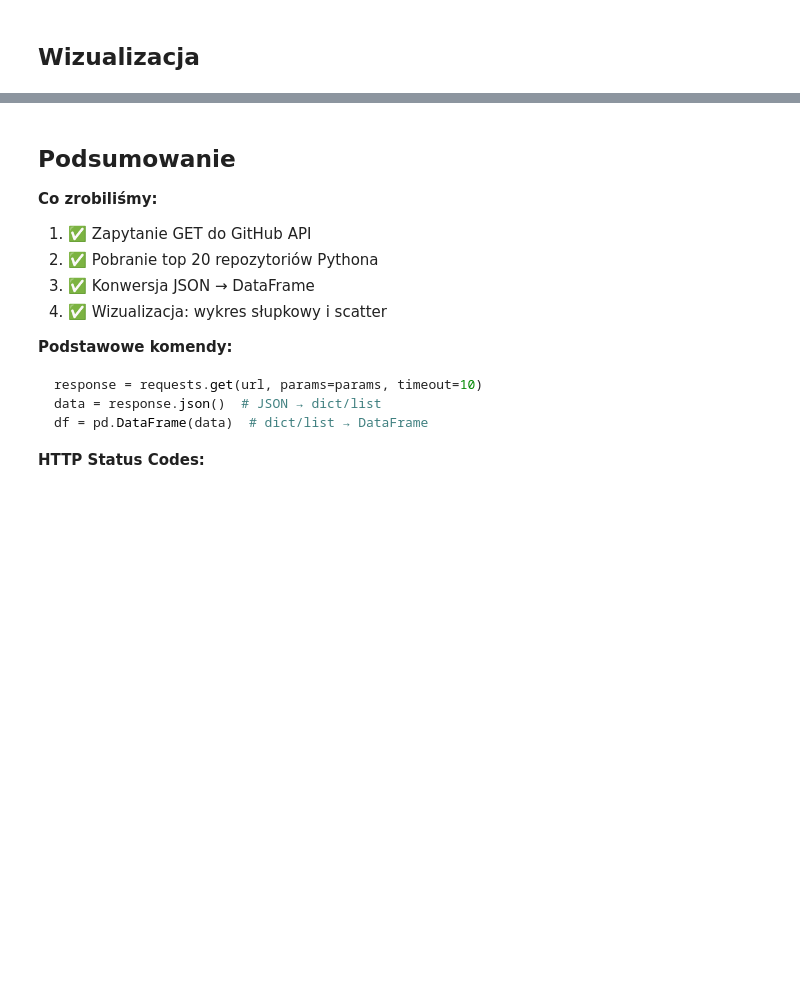
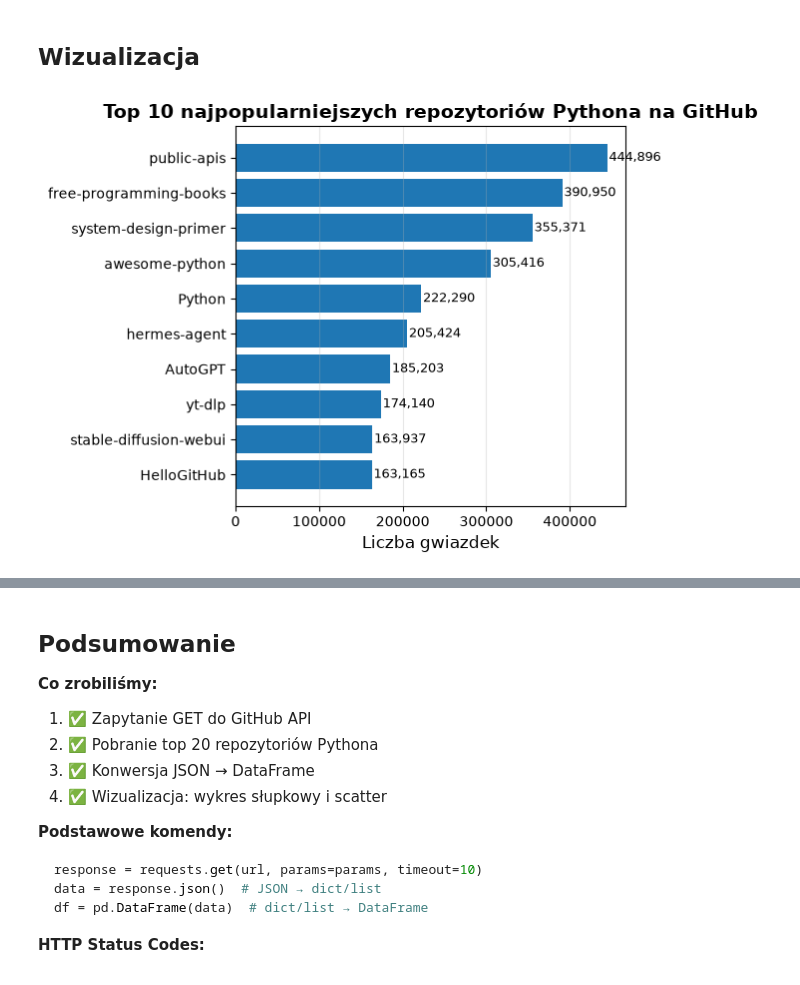
Before and after one commit to jgrynczewski/python-data-visualization, a Jupyter notebook: 00_extras/data_sources/04_api.ipynb, the cells around one changed output, grey strips where cells are left out. Cells and saved outputs as stored; diff of their text form; code cells hidden in the pictures; blank space fills up the shorter version.

```diff
--- a/00_extras/data_sources/04_api.ipynb
+++ b/00_extras/data_sources/04_api.ipynb
@@ -24,20 +24,25 @@ import matplotlib.pyplot as plt
 Użyjemy GitHub API do pobrania najpopularniejszych repozytoriów napisanych w Pythonie.
 # %%
 # URL do GitHub API - wyszukiwanie repozytoriów
-...
+endpoint = "https://api.github.com/search/repositories"  # url
 
 # Parametry zapytania
-...
+data = {
+    "q": "language:python",
+    "sort": "stars",
+    "order": "desc",
+    "per_page": 20
+}
 
 # Wykonaj zapytanie GET
-...
+response = requests.get(endpoint, params=data)
 
 # Sprawdź status
 print(f"Status: {response.status_code}")
 print(f"URL: {response.url}")
 
 # Pobierz dane
-...
+data = response.json()
 
 print(f"\nZnaleziono: {data['total_count']:,} repozytoriów")
 print(f"Pobrano: {len(data['items'])} repozytoriów")
@@ -44,12 +59,12 @@ print(f"Pobrano: {len(data['items'])} repozytoriów")
 # %%
-# Bezpośrednio z JSON do DataFrame
-...
+# Bezpośrednio z listy słowników do DataFrame
+df = pd.DataFrame(data['items'])
 
 # Wybierz tylko potrzebne kolumny
-df = df[['name', 'stargazers_count', 'forks_count', 'description', 'html_url']]
+df = df[  ['name', 'stargazers_count', 'forks_count', 'description', 'html_url']  ]
 
-# Zmień nazwy kolumn na polskie (opcjonalnie)
+# # Zmień nazwy kolumn na polskie (opcjonalnie)
 df.columns = ['nazwa', 'gwiazdki', 'forki', 'opis', 'url']
 
-print("Top 10 najpopularniejszych repozytoriów Pythona:")
-print(df.head(10))
+# print("Top 10 najpopularniejszych repozytoriów Pythona:")
+df.head(10)
@@ -66,31 +108,36 @@ print(f"Średnia liczba forków: {df['forki'].mean():,.0f}")
 ## Wizualizacja
 # %%
 # Top 10 według gwiazdek
-...
+top10 = df.head(10)
 
-...
+fig, ax = plt.subplots()
 
-# Wykres słupkowy poziomy
-...
+# # Wykres słupkowy poziomy
+X = top10['nazwa']
+Y = top10['gwiazdki']
+
+ax.barh(X, Y)
 
 # Etykiety
 ax.set_yticks(range(len(top10)))
 ax.set_yticklabels(top10['nazwa'])
 
 ax.set_xlabel('Liczba gwiazdek', fontsize=12)
 ax.set_title('Top 10 najpopularniejszych repozytoriów Pythona na GitHub',
              fontsize=14, fontweight='bold')
 ax.grid(axis='x', alpha=0.3)
 
 # Dodaj wartości na słupkach
 for i, v in enumerate(top10['gwiazdki']):
     ax.text(v + 2000, i, f'{v:,}', va='center', fontsize=9)
 
-# Odwróć oś Y (najlepszy na górze)
+# # Odwróć oś Y (najlepszy na górze)
 ax.invert_yaxis()
 
 plt.tight_layout()
 plt.show()
+# %% [output]
+[figure, added]
 # %%
 # Gwiazdki vs Forki
 fig, ax = plt.subplots(figsize=(10, 6))
```
Also changed, not shown: parts of 5 cells of this notebook, 13 other files.
